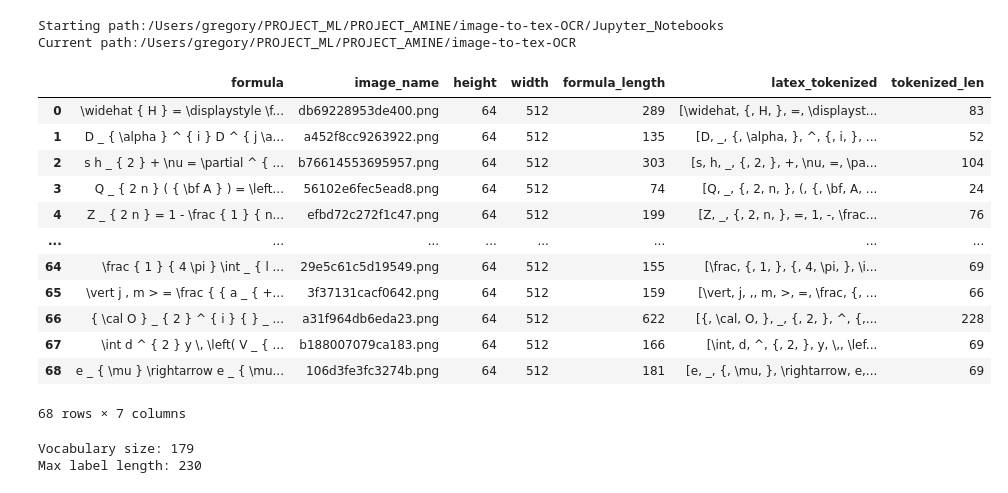
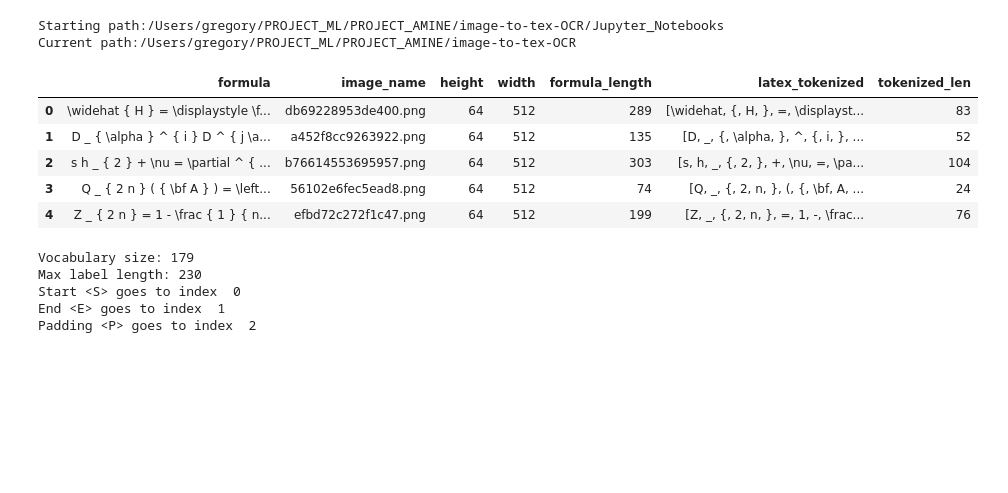
Before and after one commit to gmarus777/image-to-tex-OCR, a Jupyter notebook: Jupyter_Notebooks/Printed_Tex_Character_tokenizer_Documentation.ipynb, the cells around one changed output. Drawn from its saved outputs; the diff is of its cells as text; code cells hidden in the pictures; blank space fills up the shorter version.

Commit message:
added Printed data documentation notebook

```diff
--- a/Jupyter_Notebooks/Printed_Tex_Character_tokenizer_Documentation.ipynb
+++ b/Jupyter_Notebooks/Printed_Tex_Character_tokenizer_Documentation.ipynb
@@ -31,24 +28,49 @@ data.prepare_dataframe()
+# %%
+data = Data_Module(stage = 'fit',
+                 set_max_label_length = 256,
+                 number_png_images_to_use_in_dataset=200*1000,
+                 labels_transform='default',
+                image_transform_name ='alb',
+                 train_val_fraction = 0.95,
+
+                load_vocabulary = False,
+
+
+                 batch_size = 64,
+                num_workers = 10,
+                data_on_gpu = False,
+                )
+
+
+
+# Generates the dataframe from the images and formulas
+# images need to be in the folder Data/Data_Bank/generated_png_images
+# formulas need to be in Data/Data_Bank/final_png_formulas.txt
+# image filenames need to be in Data/Data_Bank/corresponding_png_images.txt
+data.prepare_dataframe()
+
+# if one wants to load a vocabulary do not use data.prepare_dataframe(),
+# but instead set load_vocabulary = True
 # %%
-data.df
+data.df.head(5)
 # %% [output]
 |  | formula | image_name | height | width | formula_length | latex_tokenized | tokenized_len |
 | 0 | \widehat { H } = \displaystyle \f... | db69228953de400.png | 64 | 512 | 289 | [\widehat, {, H, }, =, \displayst... | 83 |
 | 1 | D _ { \alpha } ^ { i } D ^ { j \a... | a452f8cc9263922.png | 64 | 512 | 135 | [D, _, {, \alpha, }, ^, {, i, }, ... | 52 |
 | 2 | s h _ { 2 } + \nu = \partial ^ { ... | b76614553695957.png | 64 | 512 | 303 | [s, h, _, {, 2, }, +, \nu, =, \pa... | 104 |
 | 3 | Q _ { 2 n } ( { \bf A } ) = \left... | 56102e6fec5ead8.png | 64 | 512 | 74 | [Q, _, {, 2, n, }, (, {, \bf, A, ... | 24 |
 | 4 | Z _ { 2 n } = 1 - \frac { 1 } { n... | efbd72c272f1c47.png | 64 | 512 | 199 | [Z, _, {, 2, n, }, =, 1, -, \frac... | 76 |
-| ... | ... | ... | ... | ... | ... | ... | ... |
-| 64 | \frac { 1 } { 4 \pi } \int _ { l ... | 29e5c61c5d19549.png | 64 | 512 | 155 | [\frac, {, 1, }, {, 4, \pi, }, \i... | 69 |
-| 65 | \vert j , m > = \frac { { a _ { +... | 3f37131cacf0642.png | 64 | 512 | 159 | [\vert, j, ,, m, >, =, \frac, {, ... | 66 |
-| 66 | { \cal O } _ { 2 } ^ { i } { } _ ... | a31f964db6eda23.png | 64 | 512 | 622 | [{, \cal, O, }, _, {, 2, }, ^, {,... | 228 |
-| 67 | \int d ^ { 2 } y \, \left( V _ { ... | b188007079ca183.png | 64 | 512 | 166 | [\int, d, ^, {, 2, }, y, \,, \lef... | 69 |
-| 68 | e _ { \mu } \rightarrow e _ { \mu... | 106d3fe3fc3274b.png | 64 | 512 | 181 | [e, _, {, \mu, }, \rightarrow, e,... | 69 |
-68 rows × 7 columns
 # %%
 print(
     'Vocabulary size:',len(data.vocabulary),
-    '\nMax label length:', data.max_label_length
+    '\nMax label length:', data.max_label_length,
+    "\nStart <S> goes to index ",data.vocabulary['<S>'],
+      "\nEnd <E> goes to index ",data.vocabulary['<E>'],
+      "\nPadding <P> goes to index ",data.vocabulary['<P>'],
 )
 # %% [output]
 Vocabulary size: 179
 Max label length: 230
+Start <S> goes to index  0
+End <E> goes to index  1
+Padding <P> goes to index  2
```
Also changed, not shown: parts of 17 cells of this notebook, 2 other files.
